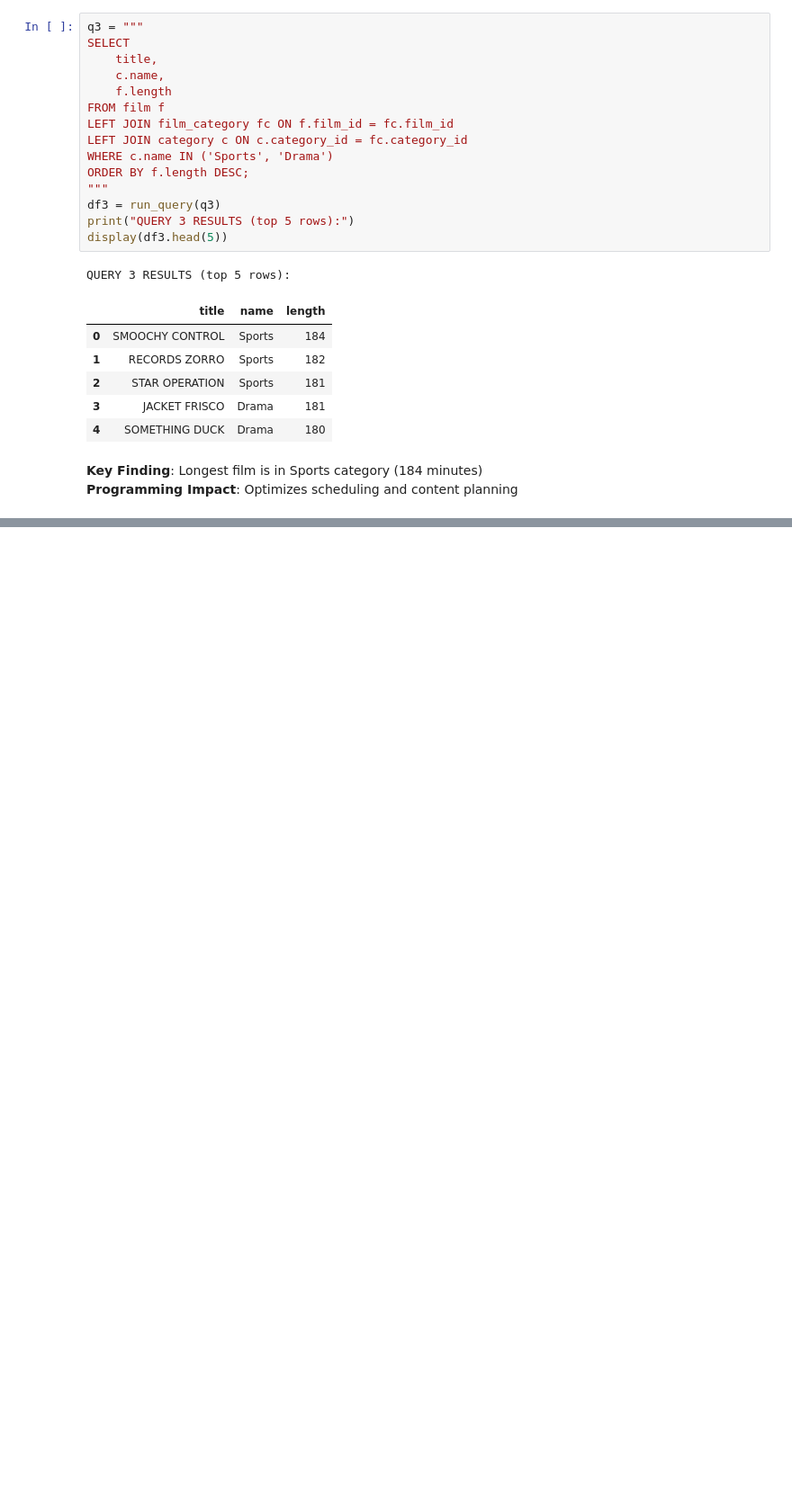
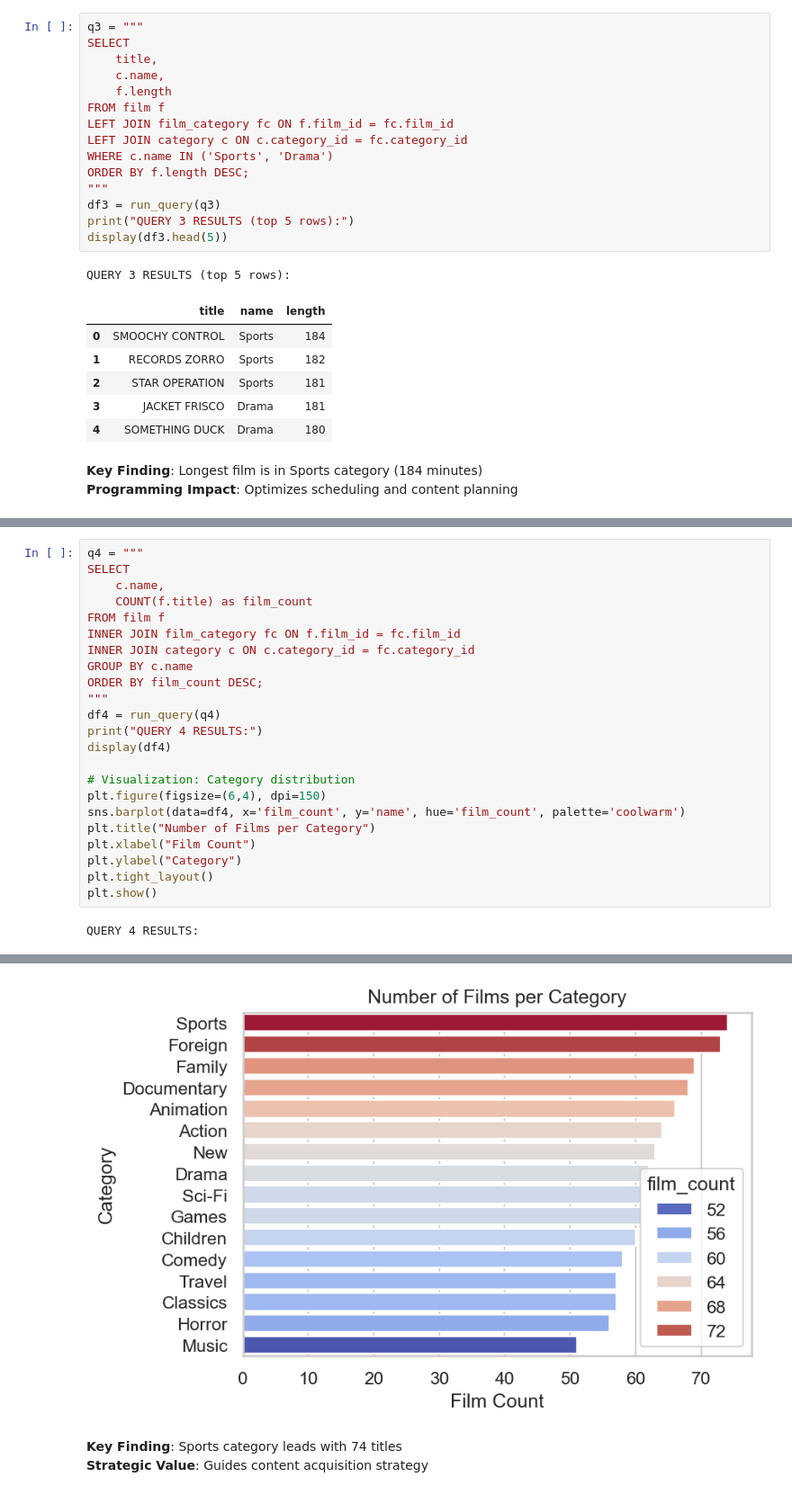
Before and after one commit to dr-ridwanoladipo/sql_business_analysis, a Jupyter notebook: business_analysis.ipynb, the cells around one changed output, grey strips where cells are left out. Shown: that part at 90% size. Saved outputs shown, nothing was run; the diff lists cells and outputs as text; blank space fills up the shorter version.

Commit message:
category distribution

```diff
--- a/business_analysis.ipynb
+++ b/business_analysis.ipynb
@@ -175,0 +181,25 @@ QUERY 3 RESULTS (top 5 rows):
+# %%
+q4 = """
+SELECT
+    c.name,
+    COUNT(f.title) as film_count
+FROM film f
+INNER JOIN film_category fc ON f.film_id = fc.film_id
+INNER JOIN category c ON c.category_id = fc.category_id
+GROUP BY c.name
+ORDER BY film_count DESC;
+"""
+df4 = run_query(q4)
+print("QUERY 4 RESULTS:")
+display(df4)
+
+# Visualization: Category distribution
+plt.figure(figsize=(6,4), dpi=150)
+sns.barplot(data=df4, x='film_count', y='name', hue='film_count', palette='coolwarm')
+plt.title("Number of Films per Category")
+plt.xlabel("Film Count")
+plt.ylabel("Category")
+plt.tight_layout()
+plt.show()
+# %% [output]
+QUERY 4 RESULTS:
@@ -175,0 +223,4 @@ QUERY 3 RESULTS (top 5 rows):
+[figure, added]
+# %% [markdown]
+**Key Finding**: Sports category leads with 74 titles
+**Strategic Value**: Guides content acquisition strategy
```
Also changed, not shown: parts of 2 cells of this notebook.
